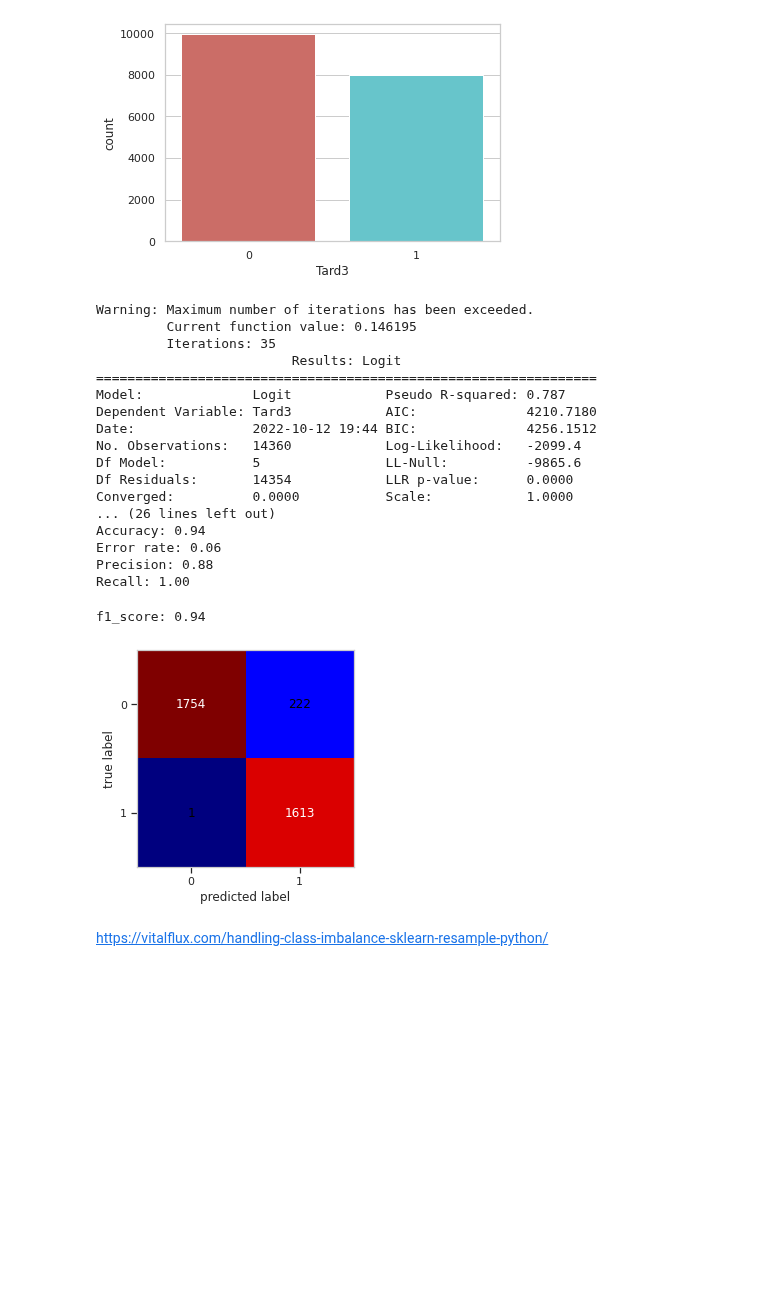
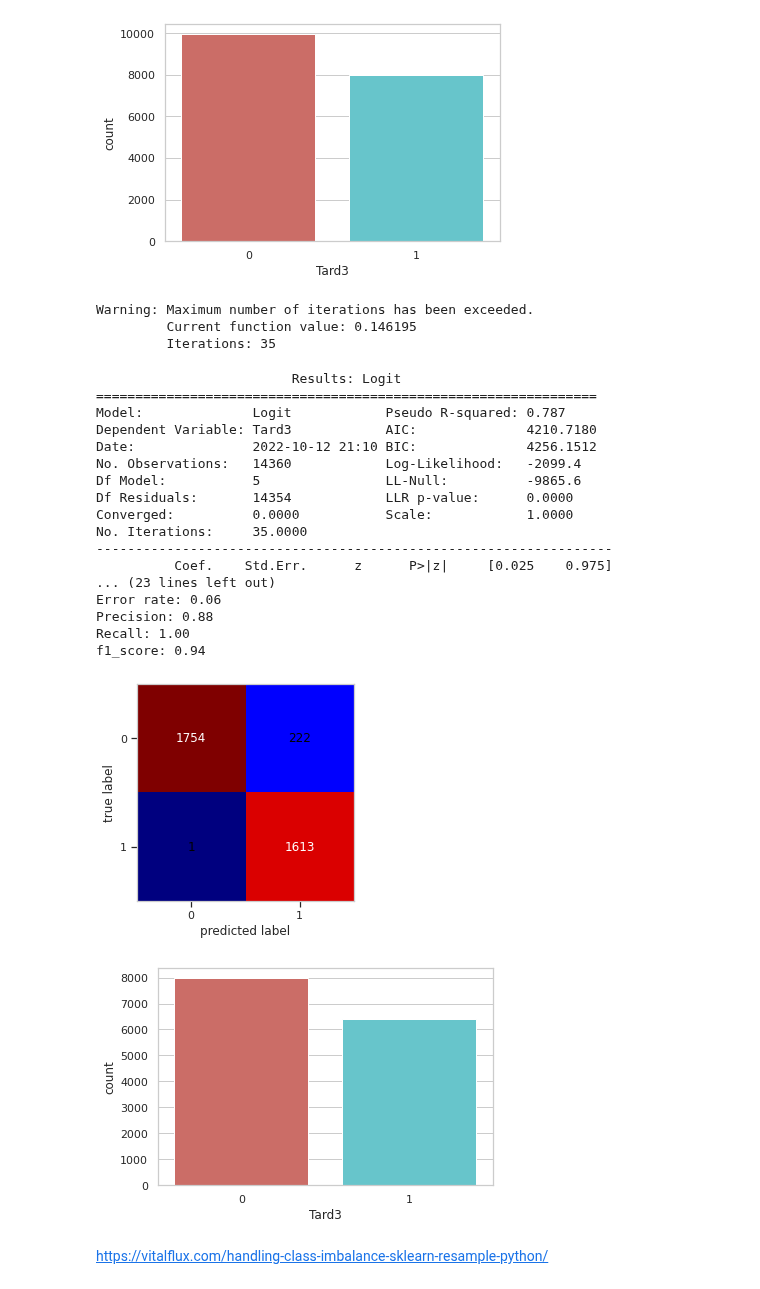
Before and after one commit to JMML2021/Entrega-projecte-final, a Jupyter notebook: utilitzar_loggistic_regression_per_mirar_els_coeficients_.ipynb, the cells around one changed output. Saved outputs shown, nothing was run; the diff lists cells and outputs as text; code cells hidden in the pictures; blank space fills up the shorter version.

```diff
--- a/utilitzar_loggistic_regression_per_mirar_els_coeficients_.ipynb
+++ b/utilitzar_loggistic_regression_per_mirar_els_coeficients_.ipynb
@@ -356,9 +356,6 @@ plt.show()
 [figure]
 # %%
 #@title 05.-Logistic regresion reSAMPLE tot
-# Creació del model utilitzant matrius com a scikitlearn
-# ================================================= =============================
-# A la matriu de predictors cal afegir una columna de 1s per a l'intercept del model
 
 import statsmodels.api as sm
 
@@ -378,49 +375,57 @@ X_train, X_test, y_train, y_test = train_test_split(
 logit_model=sm.Logit( y_train, X_train)
 result=logit_model.fit()
 print(result.summary2())
 
 
 y_pred = result.predict(X_test)
 prediction = list(map(round, y_pred))
 prediction
 
-print(Counter(y_over))
+#print(Counter(y_over))
 
 
 print('classification_report')
 print(classification_report(y_test, prediction))
 print('confusion_matrix')
 
 cf_matrix=plot_confusion_matrix(confusion_matrix(y_test, prediction), cmap='jet')
 
 precision=round(accuracy_score(y_test, prediction),2)
-accuracy.append(['8_Variables_Desbalanceado', precision])
+accuracy.append(['8_Variables_Balanceado_TODO', precision])
 
 print('Accuracy: {:.2f}'.format(accuracy_score(y_test, prediction)))
 print('Error rate: {:.2f}'.format(1 - accuracy_score(y_test, prediction)))
 print('Precision: {:.2f}'.format(precision_score(y_test, prediction)))
 print('Recall: {:.2f}'.format(recall_score(y_test, prediction)))
 print('f1_score: {:.2f}'.format(f1_score(y_test, prediction)))
+
+
+fig, ax = plt.subplots(figsize=(6, 4))
+sns.countplot(x='Tard3',data=y_train, palette='hls')
+plt.show()
 # %% [output]
 Warning: Maximum number of iterations has been exceeded.
          Current function value: 0.146195
          Iterations: 35
-                         Results: Logit
-================================================================
-Model:              Logit            Pseudo R-squared: 0.787
-Dependent Variable: Tard3            AIC:              4210.7180
-Date:               2022-10-12 19:44 BIC:              4256.1512
-No. Observations:   14360            Log-Likelihood:   -2099.4
-Df Model:           5                LL-Null:          -9865.6
-Df Residuals:       14354            LLR p-value:      0.0000
-Converged:          0.0000           Scale:            1.0000
-... (26 lines left out)
-Accuracy: 0.94
-Error rate: 0.06
-Precision: 0.88
-Recall: 1.00
+                         Results: Logit
+================================================================
+Model:              Logit            Pseudo R-squared: 0.787
+Dependent Variable: Tard3            AIC:              4210.7180
+Date:               2022-10-12 21:10 BIC:              4256.1512
+No. Observations:   14360            Log-Likelihood:   -2099.4
+Df Model:           5                LL-Null:          -9865.6
+Df Residuals:       14354            LLR p-value:      0.0000
+Converged:          0.0000           Scale:            1.0000
+No. Iterations:     35.0000
+------------------------------------------------------------------
+          Coef.    Std.Err.      z      P>|z|     [0.025    0.975]
+... (23 lines left out)
+Error rate: 0.06
+Precision: 0.88
+Recall: 1.00
 f1_score: 0.94
 [figure]
+[figure, added]
 # %% [markdown]
 https://vitalflux.com/handling-class-imbalance-sklearn-resample-python/
 # %% [markdown]
```
Also changed, not shown: parts of 19 cells of this notebook.
